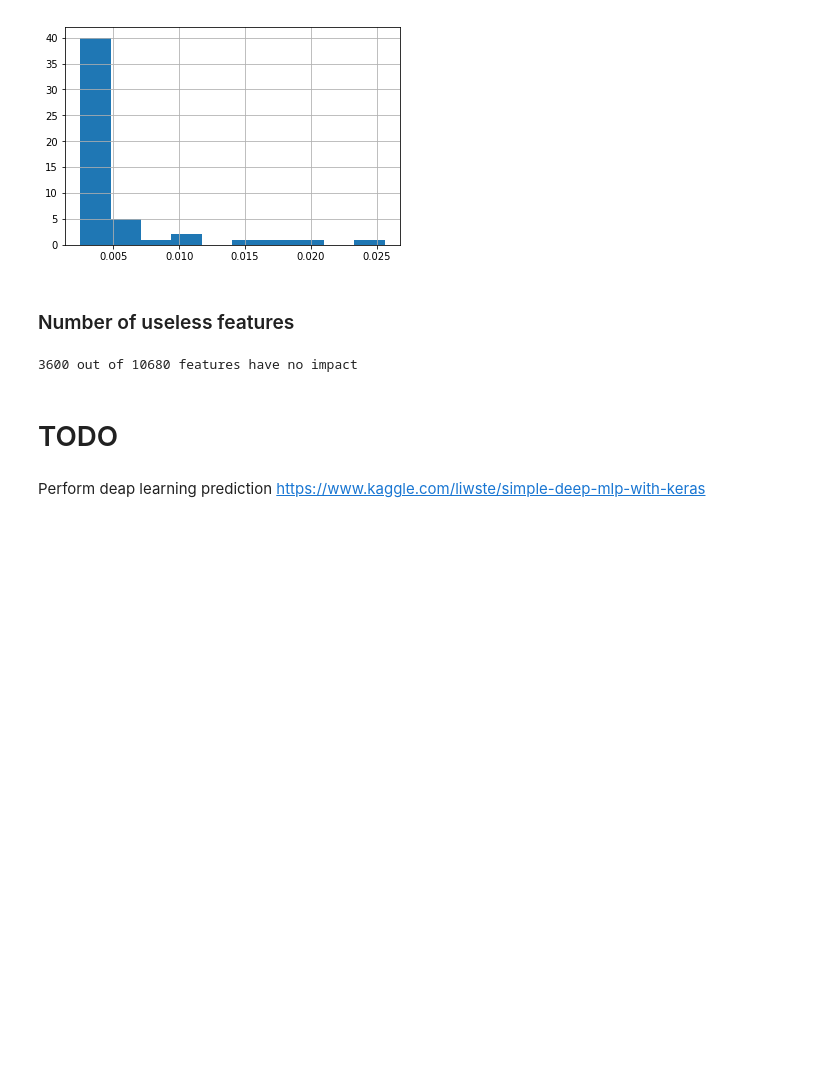
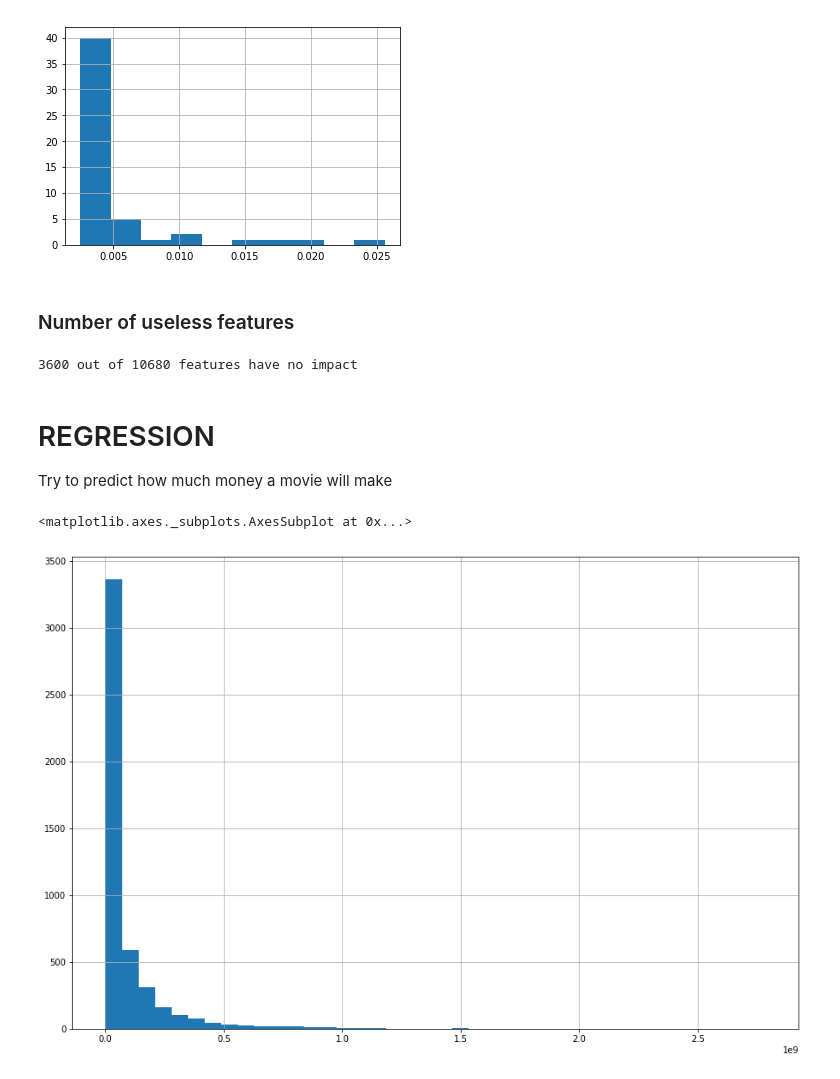
Before and after one commit to kjprice/smu-machine-learning, a Jupyter notebook: final/EDA.ipynb, the cells around one changed output. Cells and saved outputs as stored; diff of their text form; code cells hidden in the pictures; blank space fills up the shorter version.

```diff
--- a/final/EDA.ipynb
+++ b/final/EDA.ipynb
@@ -607,7 +607,11 @@ total_features = feature_rank_df.size
 print('{} out of {} features have no impact'.format(useless_features, total_features))
 # %% [output]
 3600 out of 10680 features have no impact
-# %% [markdown]
-# TODO
-# %% [markdown]
-Perform deap learning prediction https://www.kaggle.com/liwste/simple-deep-mlp-with-keras
+# %% [markdown]
+# REGRESSION
+Try to predict how much money a movie will make
+# %%
+movies.revenue_original.hist(bins = 40, figsize=(15, 10))
+# %% [output]
+<matplotlib.axes._subplots.AxesSubplot at 0x...>
+[figure, added]
```
Also changed, not shown: parts of 19 cells of this notebook.
